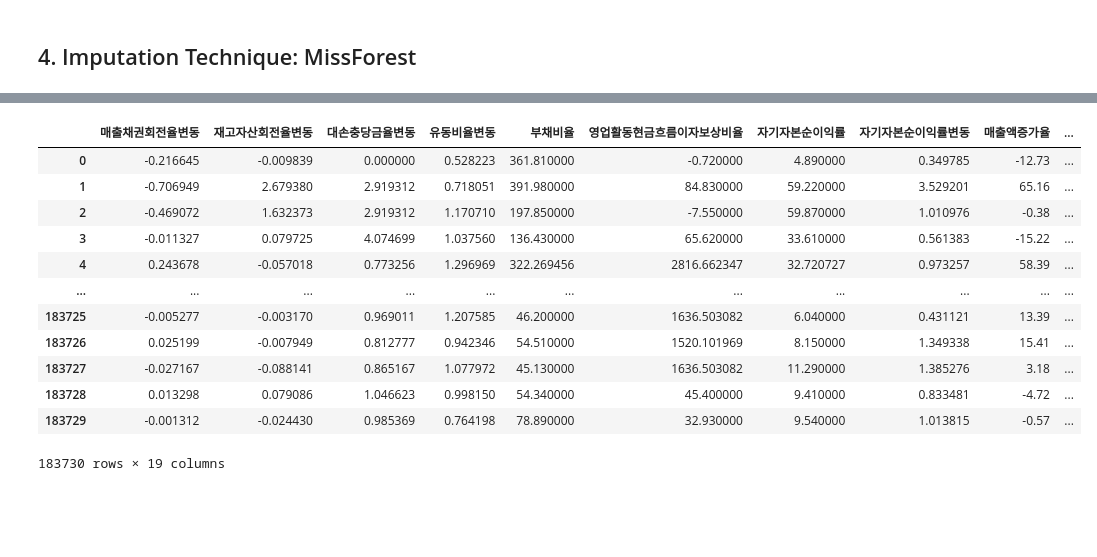
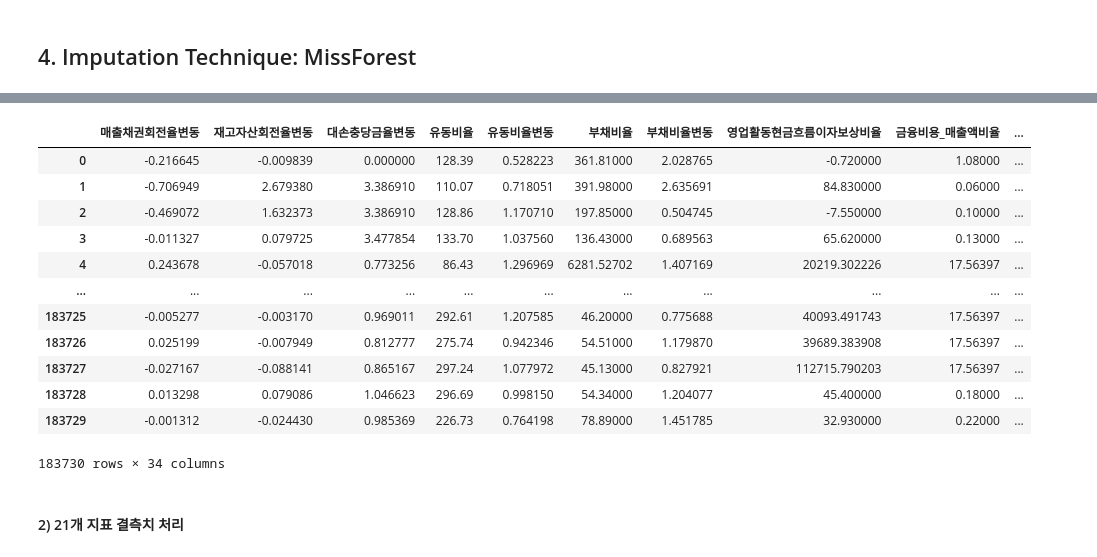
Before and after one commit to ajs7270/snu_bigdata21, a Jupyter notebook: 05_midterm/data_processing.ipynb, the cells around one changed output, grey strips where cells are left out. Saved outputs shown, nothing was run; the diff lists cells and outputs as text; code cells hidden in the pictures; blank space fills up the shorter version.

Commit message:
Fix data processing code

```diff
--- a/05_midterm/data_processing.ipynb
+++ b/05_midterm/data_processing.ipynb
@@ -760,9 +1082,10 @@ BIG4여부_idx = data[['기업명', '년도', 'BIG4여부']]
 
 감사의견_idx = data[['기업명', '년도', '감사의견']]
 # %%
-columns = [매출채권회전율_변동_idx, 재고자산회전율_변동_idx, 대손충당금율_변동_idx, 유동비율_변동_idx, 부채비율_idx, 영업활동현금흐름이자보상비율_idx,
-           자기자본순이익률_idx, 자기자본순이익률_변동_idx, 매출액증가율_idx, 자산퀄리티_idx, 총발생액비율_변동_idx, 매영차_idx,
-           총종차_idx, 오류수정및회계정책변경, 자산총계_idx, 상장구분_idx, BIG4여부_idx, 당기감사법인_변동_여부_idx, 감사의견_idx]
+columns = [매출채권회전율_변동_idx, 재고자산회전율_변동_idx, 대손충당금율_변동_idx, 유동비율_idx, 유동비율_변동_idx, 부채비율_idx, 부채비율_변동_idx, 영업활동현금흐름이자보상비율_idx,
+           금융비용_매출액비율_idx, 신용평점_idx, 자기자본순이익률_idx, 자기자본순이익률_변동_idx, ROA_idx, ROA_변동_idx, 적자여부_idx, 매출액증가율_idx, 자산퀄리티_idx, 자산퀄리티_변동_idx,
+           감가상각율_변동_idx, 판매비와관리비비율_idx, 판매비와관리비비율_변동_idx, 총발생액비율_idx, 총발생액비율_변동_idx, 매영차_idx, 총종차_idx, 매종차_idx, 오류수정및회계정책변경,
+           자산총계_idx, 상장구분_idx, BIG4여부_idx, 당기감사법인_변동_여부_idx, 감사의견_idx]
 # %%
 from functools import reduce
 # %%
@@ -833,16 +1176,18 @@ import sklearn.neighbors._base
 sys.modules['sklearn.neighbors.base'] = sklearn.neighbors._base #최신버전의 sklearn에서는 명칭이 바뀌어 missforest 사용시 error 발생
 from missingpy import MissForest
 # %%
-Data = Data[['매출채권회전율변동', '재고자산회전율변동', '대손충당금율변동', '유동비율변동',
-       '부채비율', '영업활동현금흐름이자보상비율', '자기자본순이익률', '자기자본순이익률변동',
-       '매출액증가율', '자산퀄리티', '총발생액비율변동', '매영차', '총종차', '오류수정및회계정책변경여부',
-       '자산총계', '상장구분', 'BIG4여부', '당기감사법인변동여부', '비적정여부']]
+Data_34 = Data[['매출채권회전율변동', '재고자산회전율변동', '대손충당금율변동', '유동비율', '유동비율변동', '부채비율',
+        '부채비율변동', '영업활동현금흐름이자보상비율', '금융비용_매출액비율', '신용평점', '자기자본순이익률',
+        '자기자본순이익률변동', 'ROA', 'ROA변동', '적자여부', '매출액증가율', '자산퀄리티', '자산퀄리티변동',
+        '감가상각율변동', '판매비와관리비비율', '판매비와관리비비율변동', '총발생액비율', '총발생액비율변동',
+        '매영차', '총종차', '매종차', '오류수정및회계정책변경여부', '자산총계', '비상장', '상장', '상장관리',
+        'BIG4여부', '당기감사법인변동여부', '비적정여부']]
 # %%
-Columns = Data.columns.tolist()
-binary_Columns = ['오류수정및회계정책변경여부', '상장구분', 'BIG4여부', '감사법인변동여부'] #binary 변수 제외
-category_variable = [idx for idx, col in enumerate(Columns) if col in binary_Columns] #index에 binary 변수가 할당될 경우 다음 열의 변수로 넘어간다
+Columns_34 = Data_34.columns.tolist()
+binary_Columns_34 = ['적자여부', '오류수정및회계정책변경여부', '비상장', '상장', '상장관리', 'BIG4여부', '당기감사법인변동여부'] #binary 변수 제외
+category_variable_34 = [idx for idx, col in enumerate(Columns_34) if col in binary_Columns_34] #index에 binary 변수가 할당될 경우 다음 열의 변수로 넘어간다
 # %%
 missforest = MissForest(max_iter = 10, verbose = True, n_jobs  = -1 , max_depth=5)
-Data_missforest = missforest.fit_transform(Data, cat_vars= category_variable)
+Data_34_missforest = missforest.fit_transform(Data_34, cat_vars= category_variable_34)
 # %% [output]
 [Parallel(n_jobs=-1)]: Using backend ThreadingBackend with 12 concurrent workers.
@@ -906,18 +1229,18 @@ Iteration: 2
 # %%
-Data_missforest = pd.DataFrame(Data_missforest, columns = Columns)
-Data_missforest
+Data_34_missforest = pd.DataFrame(Data_34_missforest, columns = Columns_34)
+Data_34_missforest
 # %% [output]
-|  | 매출채권회전율변동 | 재고자산회전율변동 | 대손충당금율변동 | 유동비율변동 | 부채비율 | 영업활동현금흐름이자보상비율 | 자기자본순이익률 | 자기자본순이익률변동 | 매출액증가율 | ... |
-| 0 | -0.216645 | -0.009839 | 0.000000 | 0.528223 | 361.810000 | -0.720000 | 4.890000 | 0.349785 | -12.73 | ... |
-| 1 | -0.706949 | 2.679380 | 2.919312 | 0.718051 | 391.980000 | 84.830000 | 59.220000 | 3.529201 | 65.16 | ... |
-| 2 | -0.469072 | 1.632373 | 2.919312 | 1.170710 | 197.850000 | -7.550000 | 59.870000 | 1.010976 | -0.38 | ... |
-| 3 | -0.011327 | 0.079725 | 4.074699 | 1.037560 | 136.430000 | 65.620000 | 33.610000 | 0.561383 | -15.22 | ... |
-| 4 | 0.243678 | -0.057018 | 0.773256 | 1.296969 | 322.269456 | 2816.662347 | 32.720727 | 0.973257 | 58.39 | ... |
+|  | 매출채권회전율변동 | 재고자산회전율변동 | 대손충당금율변동 | 유동비율 | 유동비율변동 | 부채비율 | 부채비율변동 | 영업활동현금흐름이자보상비율 | 금융비용_매출액비율 | ... |
+| 0 | -0.216645 | -0.009839 | 0.000000 | 128.39 | 0.528223 | 361.81000 | 2.028765 | -0.720000 | 1.08000 | ... |
+| 1 | -0.706949 | 2.679380 | 3.386910 | 110.07 | 0.718051 | 391.98000 | 2.635691 | 84.830000 | 0.06000 | ... |
+| 2 | -0.469072 | 1.632373 | 3.386910 | 128.86 | 1.170710 | 197.85000 | 0.504745 | -7.550000 | 0.10000 | ... |
+| 3 | -0.011327 | 0.079725 | 3.477854 | 133.70 | 1.037560 | 136.43000 | 0.689563 | 65.620000 | 0.13000 | ... |
+| 4 | 0.243678 | -0.057018 | 0.773256 | 86.43 | 1.296969 | 6281.52702 | 1.407169 | 20219.302226 | 17.56397 | ... |
 | ... | ... | ... | ... | ... | ... | ... | ... | ... | ... | ... |
-| 183725 | -0.005277 | -0.003170 | 0.969011 | 1.207585 | 46.200000 | 1636.503082 | 6.040000 | 0.431121 | 13.39 | ... |
-| 183726 | 0.025199 | -0.007949 | 0.812777 | 0.942346 | 54.510000 | 1520.101969 | 8.150000 | 1.349338 | 15.41 | ... |
-| 183727 | -0.027167 | -0.088141 | 0.865167 | 1.077972 | 45.130000 | 1636.503082 | 11.290000 | 1.385276 | 3.18 | ... |
-| 183728 | 0.013298 | 0.079086 | 1.046623 | 0.998150 | 54.340000 | 45.400000 | 9.410000 | 0.833481 | -4.72 | ... |
-| 183729 | -0.001312 | -0.024430 | 0.985369 | 0.764198 | 78.890000 | 32.930000 | 9.540000 | 1.013815 | -0.57 | ... |
+| 183725 | -0.005277 | -0.003170 | 0.969011 | 292.61 | 1.207585 | 46.20000 | 0.775688 | 40093.491743 | 17.56397 | ... |
+| 183726 | 0.025199 | -0.007949 | 0.812777 | 275.74 | 0.942346 | 54.51000 | 1.179870 | 39689.383908 | 17.56397 | ... |
+| 183727 | -0.027167 | -0.088141 | 0.865167 | 297.24 | 1.077972 | 45.13000 | 0.827921 | 112715.790203 | 17.56397 | ... |
+| 183728 | 0.013298 | 0.079086 | 1.046623 | 296.69 | 0.998150 | 54.34000 | 1.204077 | 45.400000 | 0.18000 | ... |
+| 183729 | -0.001312 | -0.024430 | 0.985369 | 226.73 | 0.764198 | 78.89000 | 1.451785 | 32.930000 | 0.22000 | ... |
-183730 rows × 19 columns
+183730 rows × 34 columns
 # %%
@@ -924,0 +1248,2 @@ Data_missforest.to_excel('Preprocessed Data(Imputated by Missforest).xlsx')
+# %% [markdown]
+#### 2) 21개 지표 결측치 처리
```
Also changed, not shown: parts of 60 cells of this notebook.
